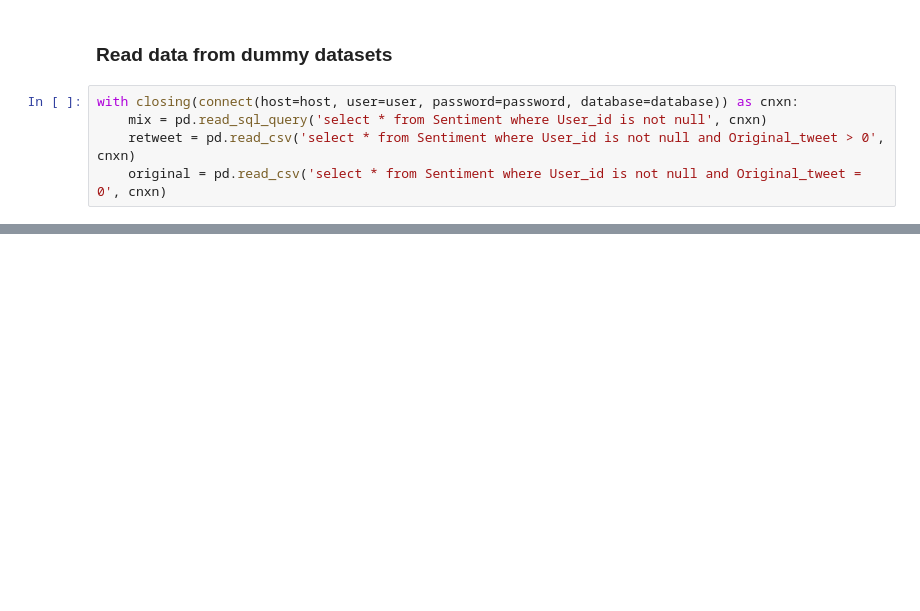
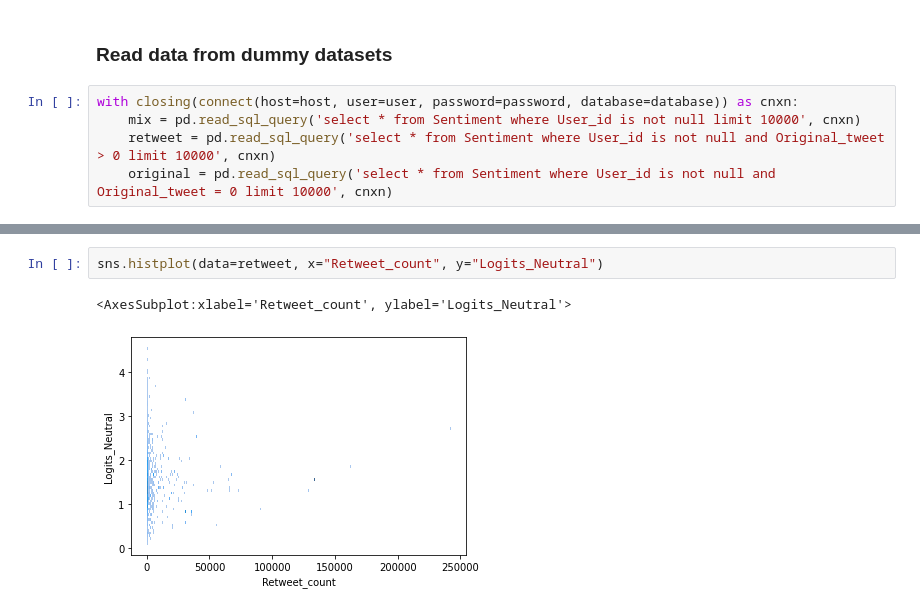
Before and after one commit to Tu1026/Big_Data_Challenge_Team_46, a Jupyter notebook: data_explore/playing data.ipynb, the cells around one changed output, grey strips where cells are left out. Drawn from its saved outputs; the diff is of its cells as text; blank space fills up the shorter version.

Commit message:
finding some interesting patter with retweets

```diff
--- a/data_explore/playing data.ipynb
+++ b/data_explore/playing data.ipynb
@@ -17,6 +20,6 @@ database= 'BigData'
 ### Read data from dummy datasets
 # %%
 with closing(connect(host=host, user=user, password=password, database=database)) as cnxn:
-    mix = pd.read_sql_query('select * from Sentiment where User_id is not null', cnxn)
-    retweet = pd.read_csv('select * from Sentiment where User_id is not null and Original_tweet > 0', cnxn)
-    original = pd.read_csv('select * from Sentiment where User_id is not null and Original_tweet = 0', cnxn)
+    mix = pd.read_sql_query('select * from Sentiment where User_id is not null limit 10000', cnxn)
+    retweet = pd.read_sql_query('select * from Sentiment where User_id is not null and Original_tweet > 0 limit 10000', cnxn)
+    original = pd.read_sql_query('select * from Sentiment where User_id is not null and Original_tweet = 0 limit 10000', cnxn)
@@ -28,0 +106,5 @@ NameError: name 'mix' is not defined
+# %%
+sns.histplot(data=retweet, x="Retweet_count", y="Logits_Neutral")
+# %% [output]
+<AxesSubplot:xlabel='Retweet_count', ylabel='Logits_Neutral'>
+[figure, added]
```
Also changed, not shown: parts of 13 cells of this notebook.
